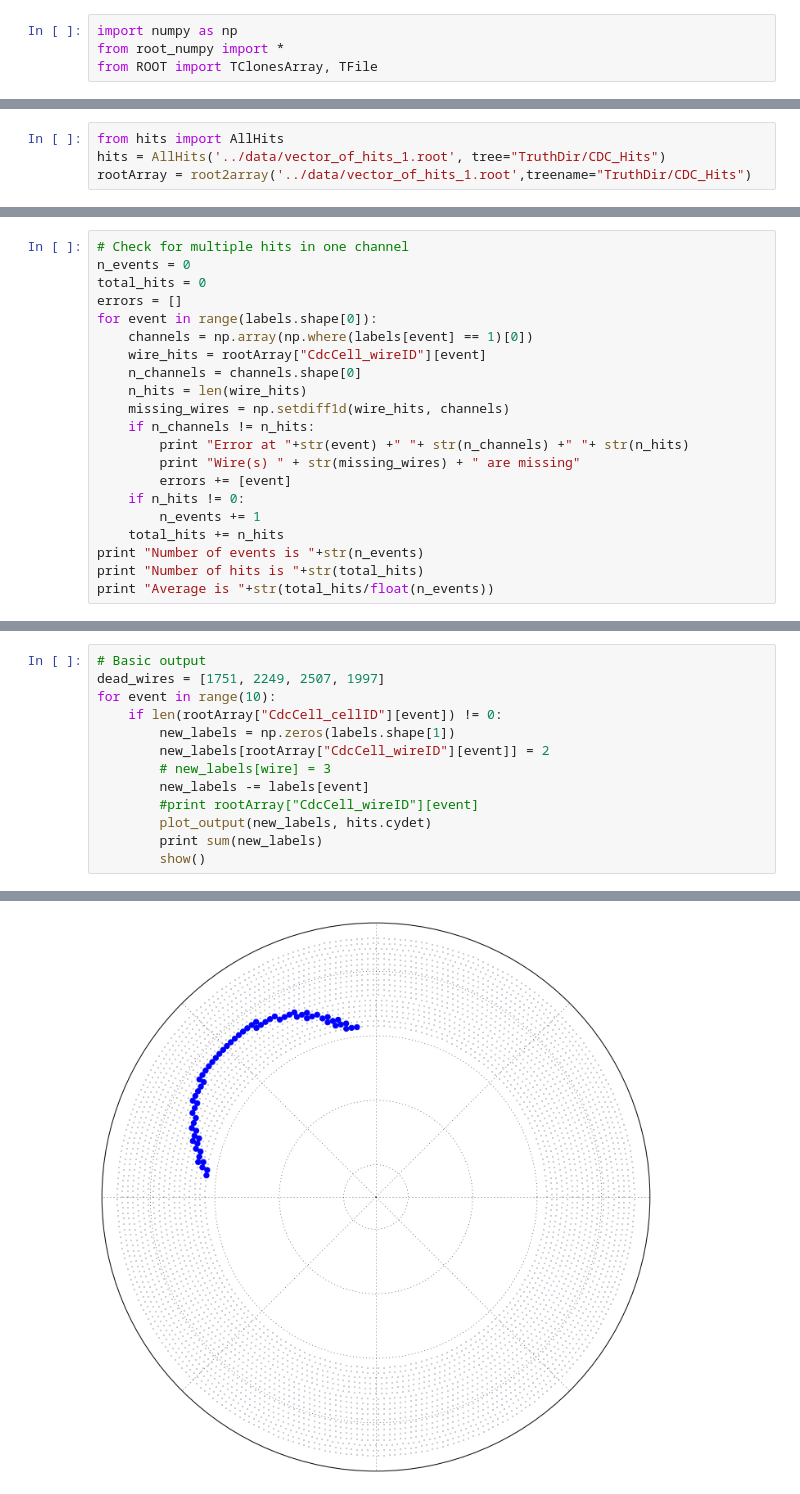
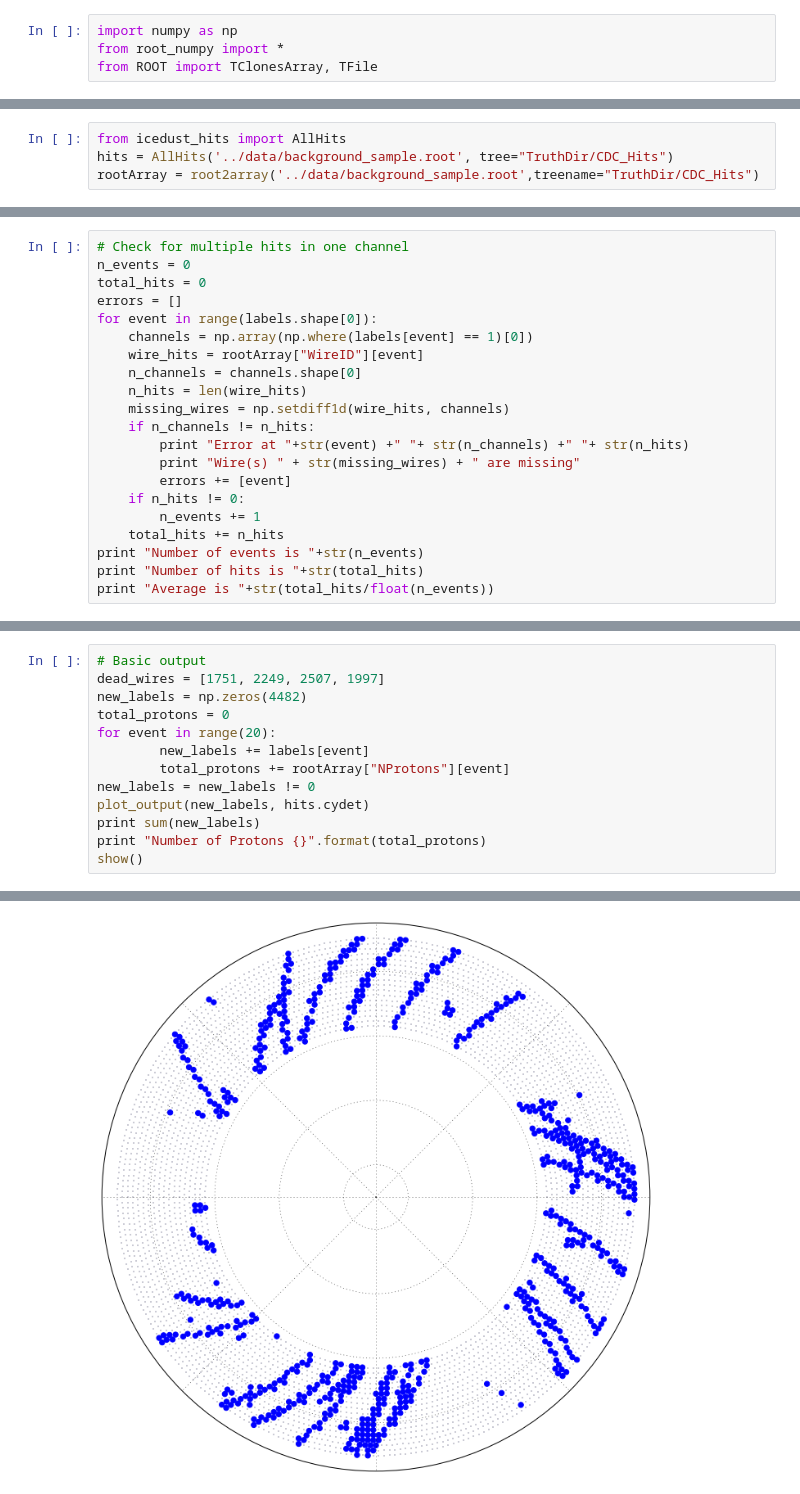
Before and after one commit to ewengillies/track-finding-yandex, a Jupyter notebook: notebooks/oaAnalysisChecker.ipynb, the cells around one changed output, grey strips where cells are left out. Cells and saved outputs as stored; diff of their text form.

Commit message:
oaAnalysis update for background sample

```diff
--- a/notebooks/oaAnalysisChecker.ipynb
+++ b/notebooks/oaAnalysisChecker.ipynb
@@ -14,8 +14,8 @@ WARNING: pylab import has clobbered these variables: ['array', 'random_sample',
 `%matplotlib` prevents importing * from pylab and numpy
 # %%
-from hits import AllHits
-hits = AllHits('../data/vector_of_hits_1.root', tree="TruthDir/CDC_Hits")
-rootArray = root2array('../data/vector_of_hits_1.root',treename="TruthDir/CDC_Hits")
+from icedust_hits import AllHits
+hits = AllHits('../data/background_sample.root', tree="TruthDir/CDC_Hits")
+rootArray = root2array('../data/background_sample.root',treename="TruthDir/CDC_Hits")
 # %%
 # Truth Values
 labels = numpy.vstack(hits.get_hit_types(i) for i in range(hits.n_events))
@@ -53,7 +52,7 @@ total_hits = 0
 errors = []
 for event in range(labels.shape[0]):
     channels = np.array(np.where(labels[event] == 1)[0])
-    wire_hits = rootArray["CdcCell_wireID"][event]
+    wire_hits = rootArray["WireID"][event]
     n_channels = channels.shape[0]
     n_hits = len(wire_hits)
     missing_wires = np.setdiff1d(wire_hits, channels)
@@ -74,14 +73,14 @@ Average is 70.8694736842
 # %%
 # Basic output
 dead_wires = [1751, 2249, 2507, 1997]
-for event in range(10):
-    if len(rootArray["CdcCell_cellID"][event]) != 0:
-        new_labels = np.zeros(labels.shape[1])
-        new_labels[rootArray["CdcCell_wireID"][event]] = 2
-        # new_labels[wire] = 3
-        new_labels -= labels[event]
-        #print rootArray["CdcCell_wireID"][event]
-        plot_output(new_labels, hits.cydet)
-        print sum(new_labels)
-        show()
+new_labels = np.zeros(4482)
+total_protons = 0
+for event in range(20):
+        new_labels += labels[event]
+        total_protons += rootArray["NProtons"][event]
+new_labels = new_labels != 0
+plot_output(new_labels, hits.cydet)
+print sum(new_labels)
+print "Number of Protons {}".format(total_protons)
+show()
 # %% [output]
@@ -89 +89 @@ for event in range(10):
-[figure, old version]
+[figure, new version]
```
Also changed, not shown: parts of 9 cells of this notebook.
